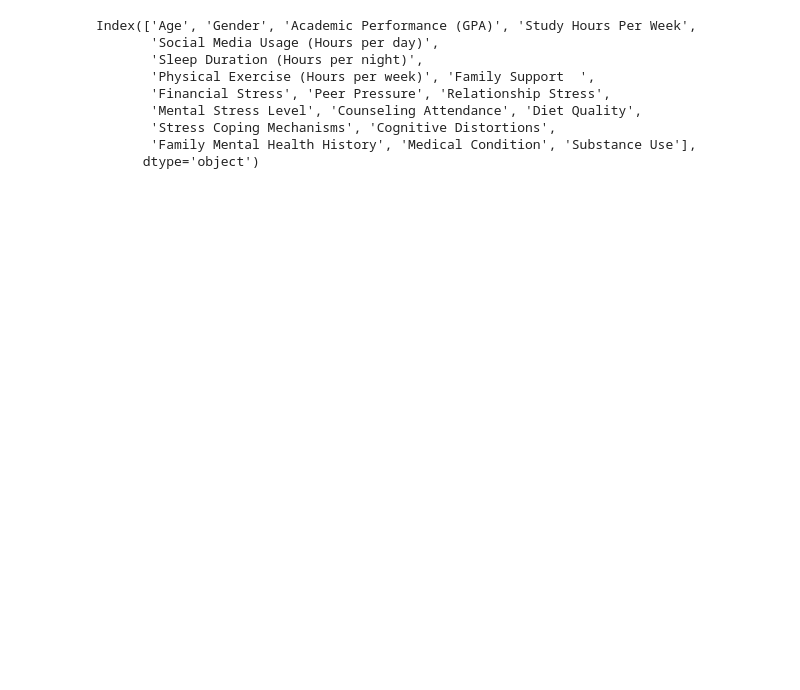
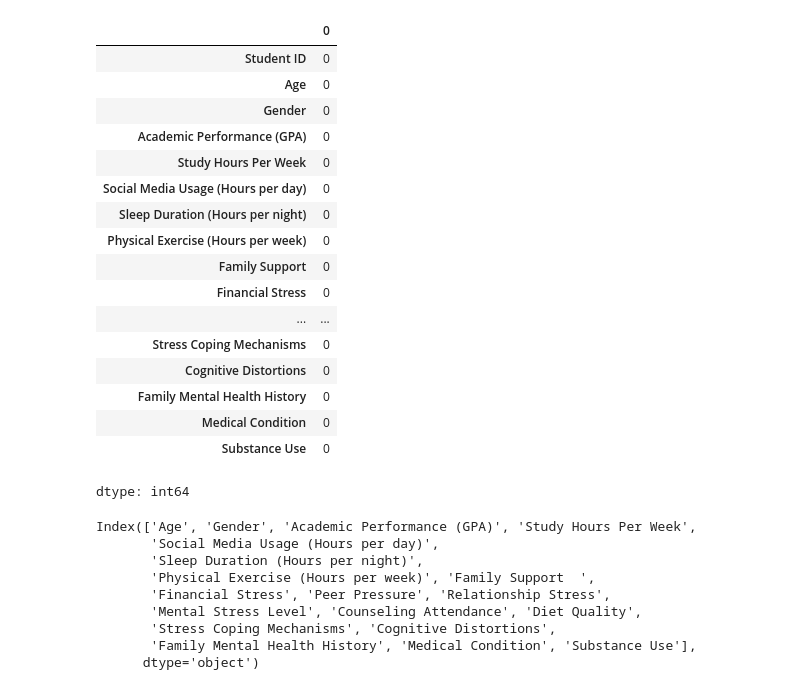
Before and after one commit to Ryandika87/data-mining, a Jupyter notebook: preprocessing.ipynb, the cells around one changed output. Cells and saved outputs as stored; diff of their text form; code cells hidden in the pictures; blank space fills up the shorter version.

```diff
--- a/preprocessing.ipynb
+++ b/preprocessing.ipynb
@@ -42,0 +108,21 @@ df = df.drop(columns=['Student ID'])
+# %%
+df_missing.isnull().sum()
+# %% [output]
+|  | 0 |
+| Student ID | 0 |
+| Age | 0 |
+| Gender | 0 |
+| Academic Performance (GPA) | 0 |
+| Study Hours Per Week | 0 |
+| Social Media Usage (Hours per day) | 0 |
+| Sleep Duration (Hours per night) | 0 |
+| Physical Exercise (Hours per week) | 0 |
+| Family Support | 0 |
+| Financial Stress | 0 |
+| ... | ... |
+| Stress Coping Mechanisms | 0 |
+| Cognitive Distortions | 0 |
+| Family Mental Health History | 0 |
+| Medical Condition | 0 |
+| Substance Use | 0 |
+dtype: int64
```
Also changed, not shown: parts of 21 cells of this notebook.
